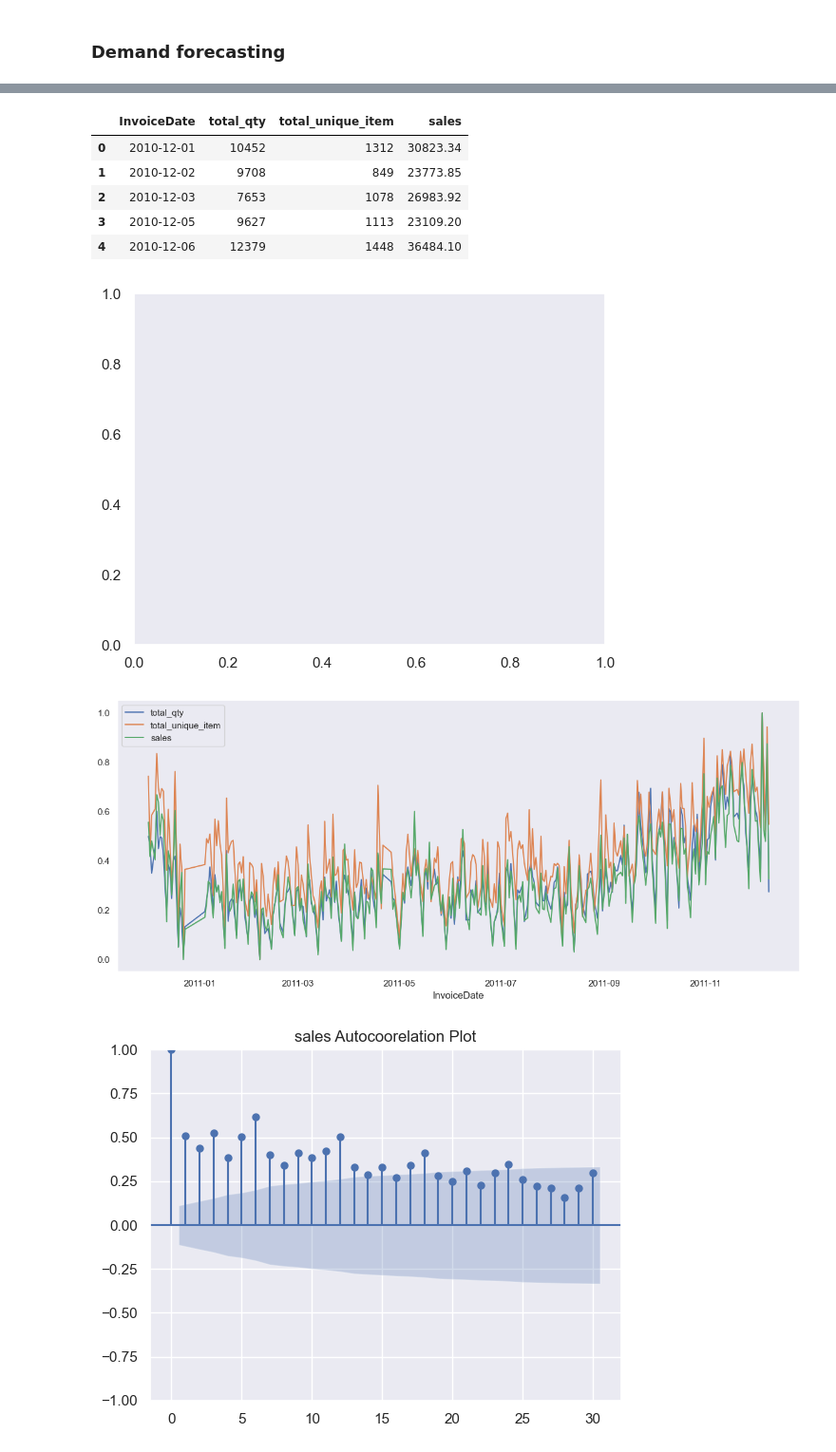
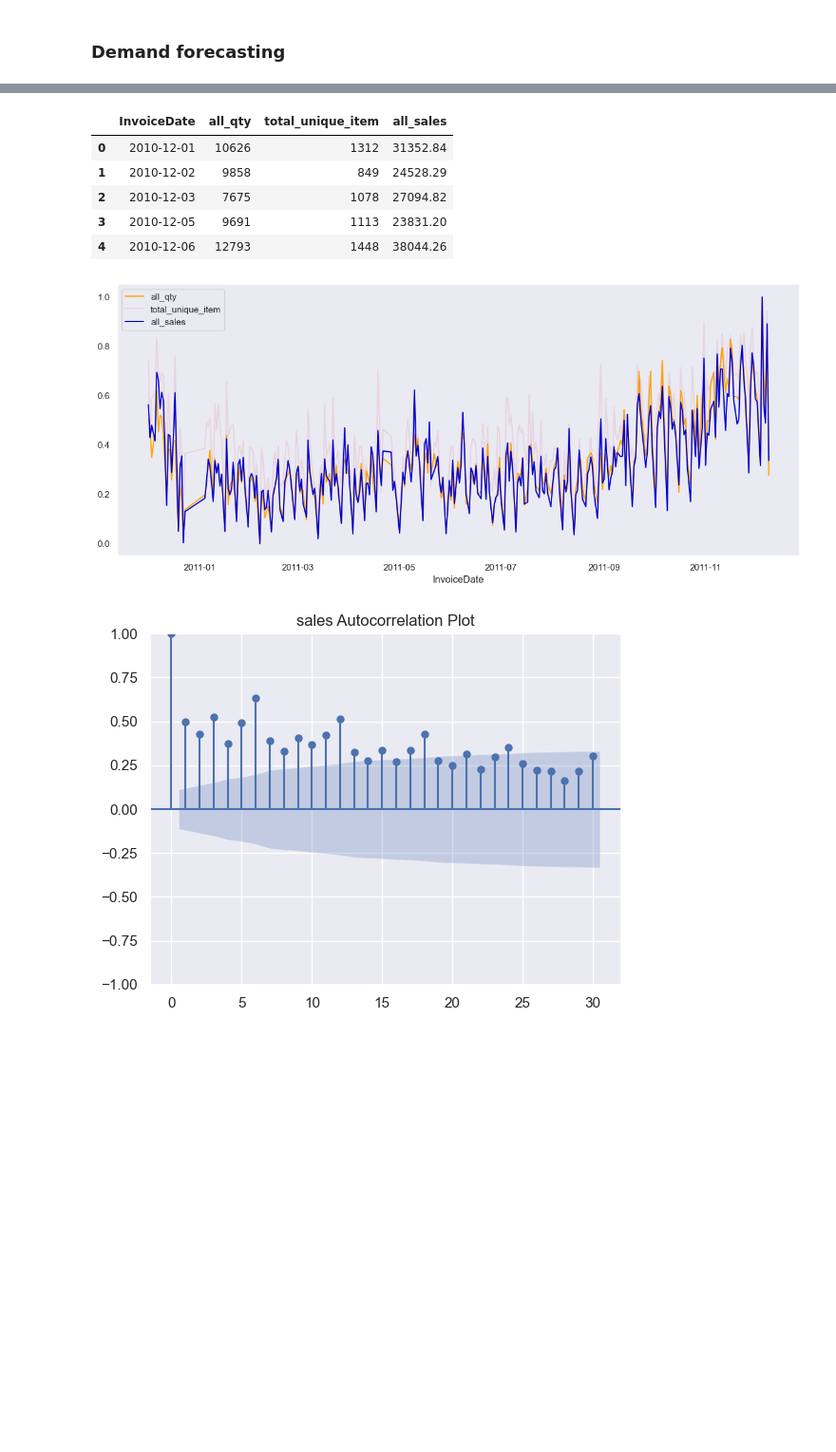
Before and after one commit to patcha-ranat/Ecommerce-Invoice-End-to-end, a Jupyter notebook: model_dev.ipynb, the cells around one changed output, grey strips where cells are left out. Shown at 95% size. Saved outputs shown, nothing was run; the diff lists cells and outputs as text; code cells hidden in the pictures; blank space fills up the shorter version.

```diff
--- a/model_dev.ipynb
+++ b/model_dev.ipynb
@@ -69,4 +67,32 @@ ax[2].title.set_text('UnitPrice vs total_spend')
 plt.show()
 # %% [output]
 [figure]
+# %%
+def remove_outlier(df: pd.DataFrame, iqr_column: str, zscore_column: str):
+    # IQR method for Quantity column
+    Q1 = df[iqr_column].quantile(0.25)
+    Q3 = df[iqr_column].quantile(0.75)
+    IQR = Q3 - Q1
+    lower = Q1 - 1.5*IQR
+    upper = Q3 + 1.5*IQR
+
+    # Create arrays of Boolean values indicating the outlier rows
+    upper_array = np.where(df[iqr_column]>=upper)[0]
+    lower_array = np.where(df[iqr_column]<=lower)[0]
+
+    # Removing the outliers by IQR method
+    df = df.drop(index=upper_array)
+    df = df.drop(index=lower_array)
+
+    # Z-score method for UnitPrice column
+    z = np.abs(stats.zscore(df[zscore_column]))
+    threshold = 3
+    # outliers = np.where(z > threshold)
+
+    # DataFrame with no oulier
+    df = df[(z < threshold)]
+
+    return df
+# %%
+df = remove_outlier(df=df, iqr_column='Quantity', zscore_column='UnitPrice')
 # %%
@@ -782,31 +767,34 @@ sample.head()
 | 4 | 536365 | 84029E | RED WOOLLY HOTTIE WHITE HEART. | 6 | 2010-12-01 08:26:00 | 3.39 | 17850 | United Kingdom | 20.34 |
 # %%
 sample = sample.groupby(sample['InvoiceDate'].dt.date)\
-                .agg({'Quantity': 'sum',
+                .agg({'Quantity': lambda x: x.abs().sum(),
                       'StockCode': 'nunique',
-                      'total_spend': 'sum'})\
+                      'total_spend': lambda x: x.abs().sum()})\
                 .reset_index()
-sample.columns = ['InvoiceDate', 'total_qty', 'total_unique_item', 'sales']
+sample.columns = ['InvoiceDate', 'all_qty', 'total_unique_item', 'all_sales']
 sample.head()
 # %% [output]
-|  | InvoiceDate | total_qty | total_unique_item | sales |
-| 0 | 2010-12-01 | 10452 | 1312 | 30823.34 |
-| 1 | 2010-12-02 | 9708 | 849 | 23773.85 |
-| 2 | 2010-12-03 | 7653 | 1078 | 26983.92 |
-| 3 | 2010-12-05 | 9627 | 1113 | 23109.20 |
-| 4 | 2010-12-06 | 12379 | 1448 | 36484.10 |
+|  | InvoiceDate | all_qty | total_unique_item | all_sales |
+| 0 | 2010-12-01 | 10626 | 1312 | 31352.84 |
+| 1 | 2010-12-02 | 9858 | 849 | 24528.29 |
+| 2 | 2010-12-03 | 7675 | 1078 | 27094.82 |
+| 3 | 2010-12-05 | 9691 | 1113 | 23831.20 |
+| 4 | 2010-12-06 | 12793 | 1448 | 38044.26 |
 # %%
 temp = sample.set_index(['InvoiceDate'])
 
 from sklearn.preprocessing import MinMaxScaler
 
 scaler = MinMaxScaler()
 temp_scaled = scaler.fit_transform(temp)
 temp_scaled = pd.DataFrame(temp_scaled, columns=temp.columns, index=temp.index)
-temp_scaled.plot(figsize=(15, 6))
+fig, ax = plt.subplots(figsize=(15, 6))
+temp_scaled['all_qty'].plot(ax=ax, label='all_qty', c='orange')
+temp_scaled['total_unique_item'].plot(ax=ax, label='total_unique_item', c='crimson', alpha=0.1)
+temp_scaled['all_sales'].plot(ax=ax, label='all_sales', c='mediumblue')
+plt.legend()
 plt.show()
 # %% [output]
-[figure, old version]
+[figure, new version]
-[figure, removed]
 # %%
 from statsmodels.graphics.tsaplots import plot_acf
```
Also changed, not shown: parts of 79 cells of this notebook, 1 other file.
